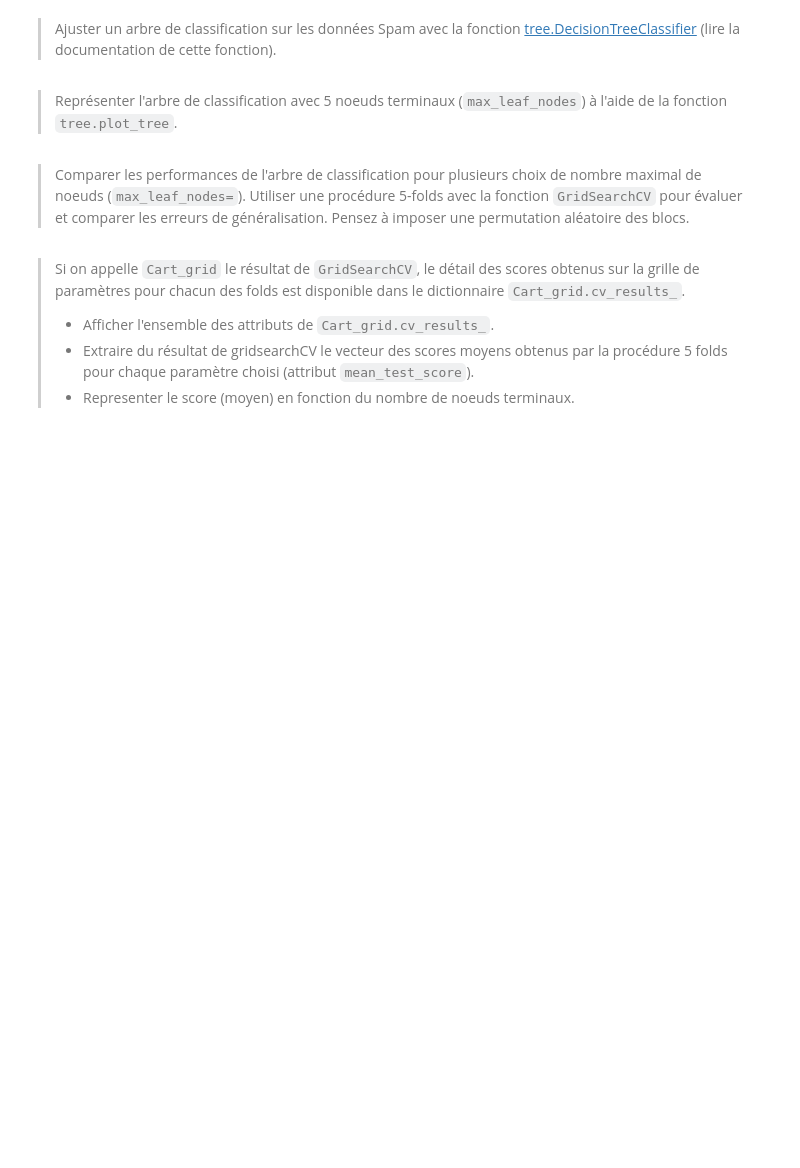
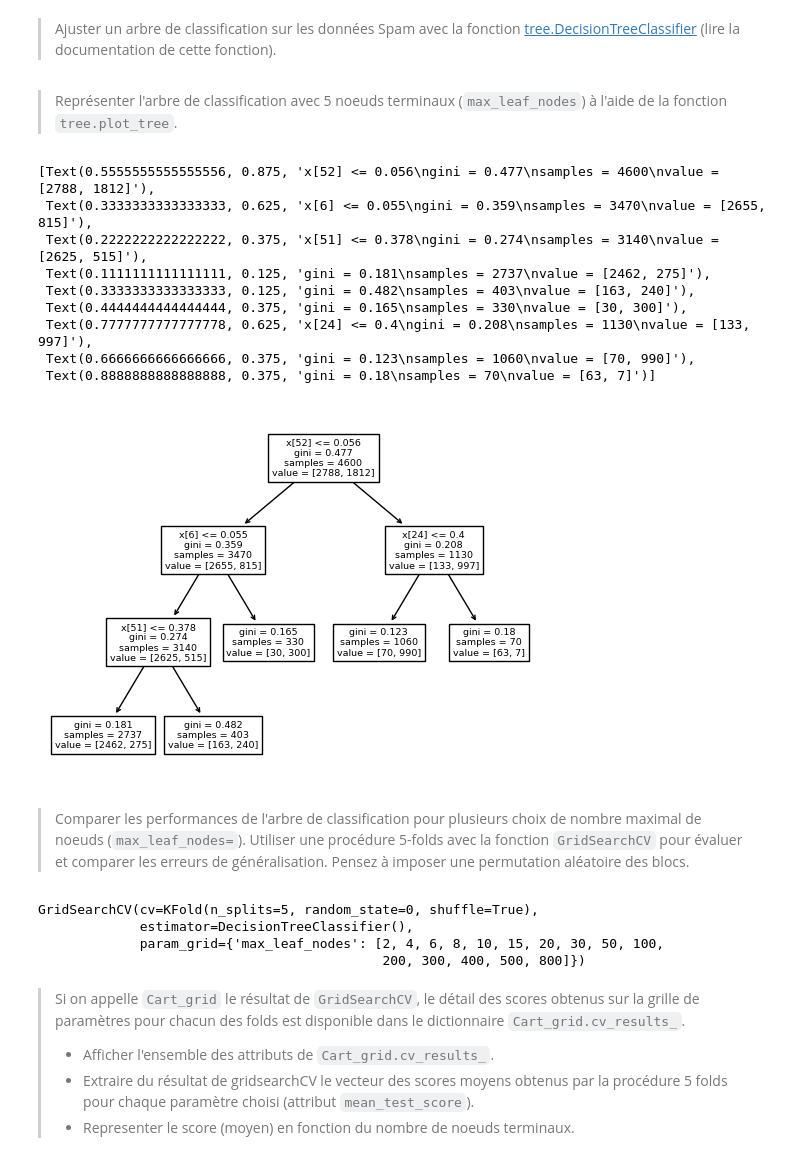
Before and after one commit to ZhenyuPU/AI_ECN, a Jupyter notebook: STASC/TP/TP5/CART_BaggedTree_RF_apprentis.ipynb, the cells around one changed output. Drawn from its saved outputs; the diff is of its cells as text; code cells hidden in the pictures; blank space fills up the shorter version.

```diff
--- a/STASC/TP/TP5/CART_BaggedTree_RF_apprentis.ipynb
+++ b/STASC/TP/TP5/CART_BaggedTree_RF_apprentis.ipynb
@@ -24,7 +24,7 @@ features_names = pd.read_csv(data_path,delim_whitespace=True,header=None)
 #### Importation de la table de données au format pandas
 # %%
 data_path = file_path + "spambase.data"
-Spam_data = ### TODO ###
+Spam_data = pd.read_csv(data_path)
 # %%
 print(Spam_data.shape)
 print(Spam_data.head())
@@ -43,10 +70,40 @@ from sklearn import tree
+# %%
+from sklearn import tree
+max_leaf_nodes = 5
+clf = tree.DecisionTreeClassifier(max_leaf_nodes = 5)
+clf_fit = clf.fit(X_Spam, Y_Spam)
 # %% [markdown]
 > Représenter l'arbre de classification avec 5 noeuds terminaux (`max_leaf_nodes`)  à l'aide de la fonction `tree.plot_tree`.
+# %%
+tree.plot_tree(clf)
+# %% [output]
+[Text(0.5555555555555556, 0.875, 'x[52] <= 0.056\ngini = 0.477\nsamples = 4600\nvalue = [2788, 1812]'),
+ Text(0.3333333333333333, 0.625, 'x[6] <= 0.055\ngini = 0.359\nsamples = 3470\nvalue = [2655, 815]'),
+ Text(0.2222222222222222, 0.375, 'x[51] <= 0.378\ngini = 0.274\nsamples = 3140\nvalue = [2625, 515]'),
+ Text(0.1111111111111111, 0.125, 'gini = 0.181\nsamples = 2737\nvalue = [2462, 275]'),
+ Text(0.3333333333333333, 0.125, 'gini = 0.482\nsamples = 403\nvalue = [163, 240]'),
+ Text(0.4444444444444444, 0.375, 'gini = 0.165\nsamples = 330\nvalue = [30, 300]'),
+ Text(0.7777777777777778, 0.625, 'x[24] <= 0.4\ngini = 0.208\nsamples = 1130\nvalue = [133, 997]'),
+ Text(0.6666666666666666, 0.375, 'gini = 0.123\nsamples = 1060\nvalue = [70, 990]'),
+ Text(0.8888888888888888, 0.375, 'gini = 0.18\nsamples = 70\nvalue = [63, 7]')]
+[figure, added]
 # %% [markdown]
 > Comparer les performances de l'arbre de classification pour plusieurs choix de nombre maximal de noeuds (`max_leaf_nodes=`). Utiliser une procédure 5-folds avec la fonction `GridSearchCV` pour évaluer  et comparer les erreurs de généralisation. Pensez à imposer une permutation aléatoire des blocs.
 # %%
+from sklearn import model_selection
 maxnodes = [2,4,6,8,10,15,20,30,50,100,200,300,400,500,800]
-### TODO ###
+my_fold = model_selection.KFold(n_splits=5, shuffle=True, random_state=0)
+grid_parameters = {"max_leaf_nodes": maxnodes}
+Cart_grid = model_selection.GridSearchCV(estimator=tree.DecisionTreeClassifier(),
+                                           param_grid=grid_parameters,
+                                           cv=my_fold)
+
+Cart_grid.fit(X_Spam, Y_Spam)
+# %% [output]
+GridSearchCV(cv=KFold(n_splits=5, random_state=0, shuffle=True),
+             estimator=DecisionTreeClassifier(),
+             param_grid={'max_leaf_nodes': [2, 4, 6, 8, 10, 15, 20, 30, 50, 100,
+                                            200, 300, 400, 500, 800]})
 # %% [markdown]
 > Si on appelle `Cart_grid` le résultat de `GridSearchCV`, le détail des scores obtenus sur la grille de paramètres pour chacun des folds est disponible dans le dictionnaire `Cart_grid.cv_results_`.
 > - Afficher l'ensemble des attributs de `Cart_grid.cv_results_`.
```
Also changed, not shown: parts of 27 cells of this notebook, 55 other files.
